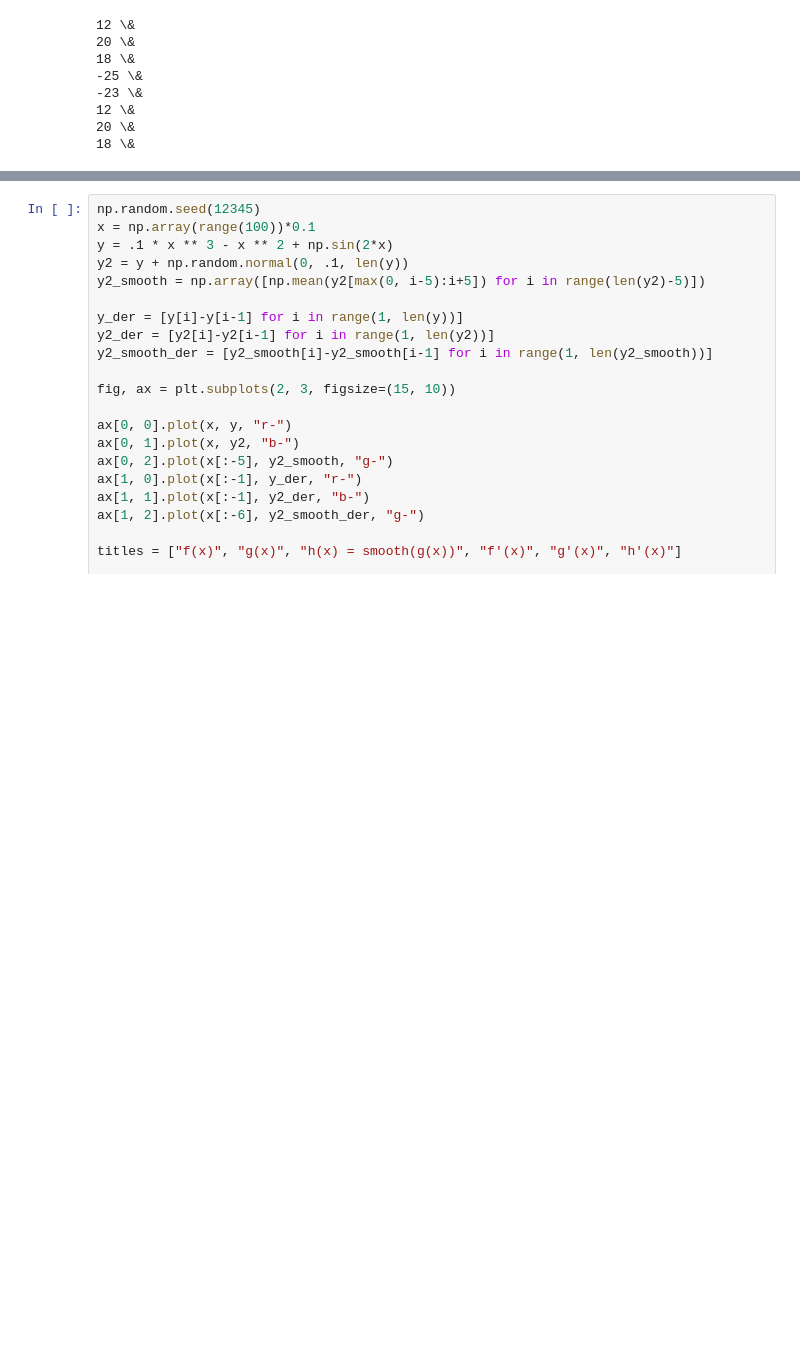
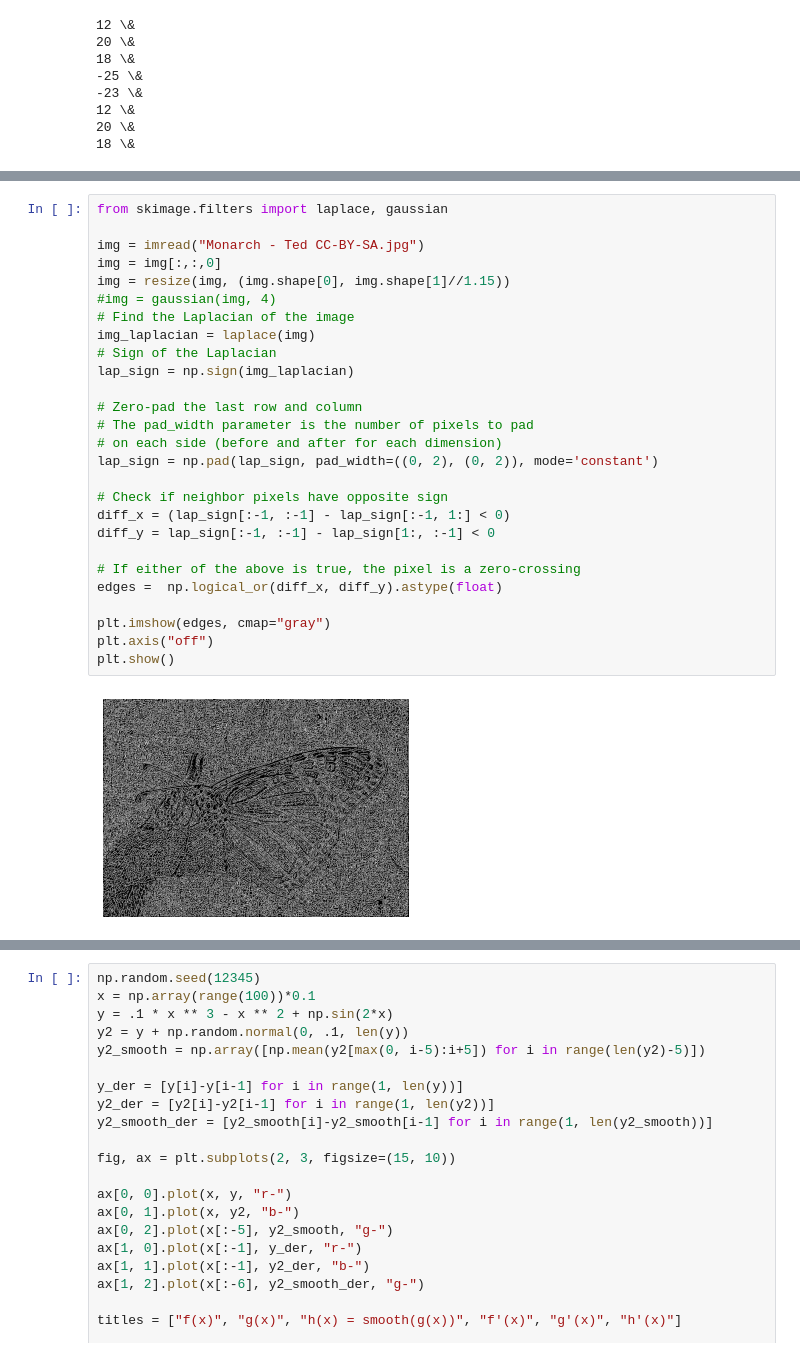
Before and after one commit to nicolaromano/BIA4, a Jupyter notebook: Lectures/05 - Edge detection methods/Lecture5_figures.ipynb, the cells around one changed output, grey strips where cells are left out. Saved outputs shown, nothing was run; the diff lists cells and outputs as text; blank space fills up the shorter version.

Commit message:
Added laplacian based edge detection

```diff
--- a/Lectures/05 - Edge detection methods/Lecture5_figures.ipynb
+++ b/Lectures/05 - Edge detection methods/Lecture5_figures.ipynb
@@ -136,0 +164,29 @@ plt.tight_layout()
+# %%
+from skimage.filters import laplace, gaussian
+
+img = imread("Monarch - Ted CC-BY-SA.jpg")
+img = img[:,:,0]
+img = resize(img, (img.shape[0], img.shape[1]//1.15))
+#img = gaussian(img, 4)
+# Find the Laplacian of the image
+img_laplacian = laplace(img)
+# Sign of the Laplacian
+lap_sign = np.sign(img_laplacian)
+
+# Zero-pad the last row and column
+# The pad_width parameter is the number of pixels to pad
+# on each side (before and after for each dimension)
+lap_sign = np.pad(lap_sign, pad_width=((0, 2), (0, 2)), mode='constant')
+
+# Check if neighbor pixels have opposite sign
+diff_x = (lap_sign[:-1, :-1] - lap_sign[:-1, 1:] < 0)
+diff_y = lap_sign[:-1, :-1] - lap_sign[1:, :-1] < 0
+
+# If either of the above is true, the pixel is a zero-crossing
+edges =  np.logical_or(diff_x, diff_y).astype(float)
+
+plt.imshow(edges, cmap="gray")
+plt.axis("off")
+plt.show()
+# %% [output]
+[figure, added]
```
Also changed, not shown: parts of 5 cells of this notebook, 10 other files.
